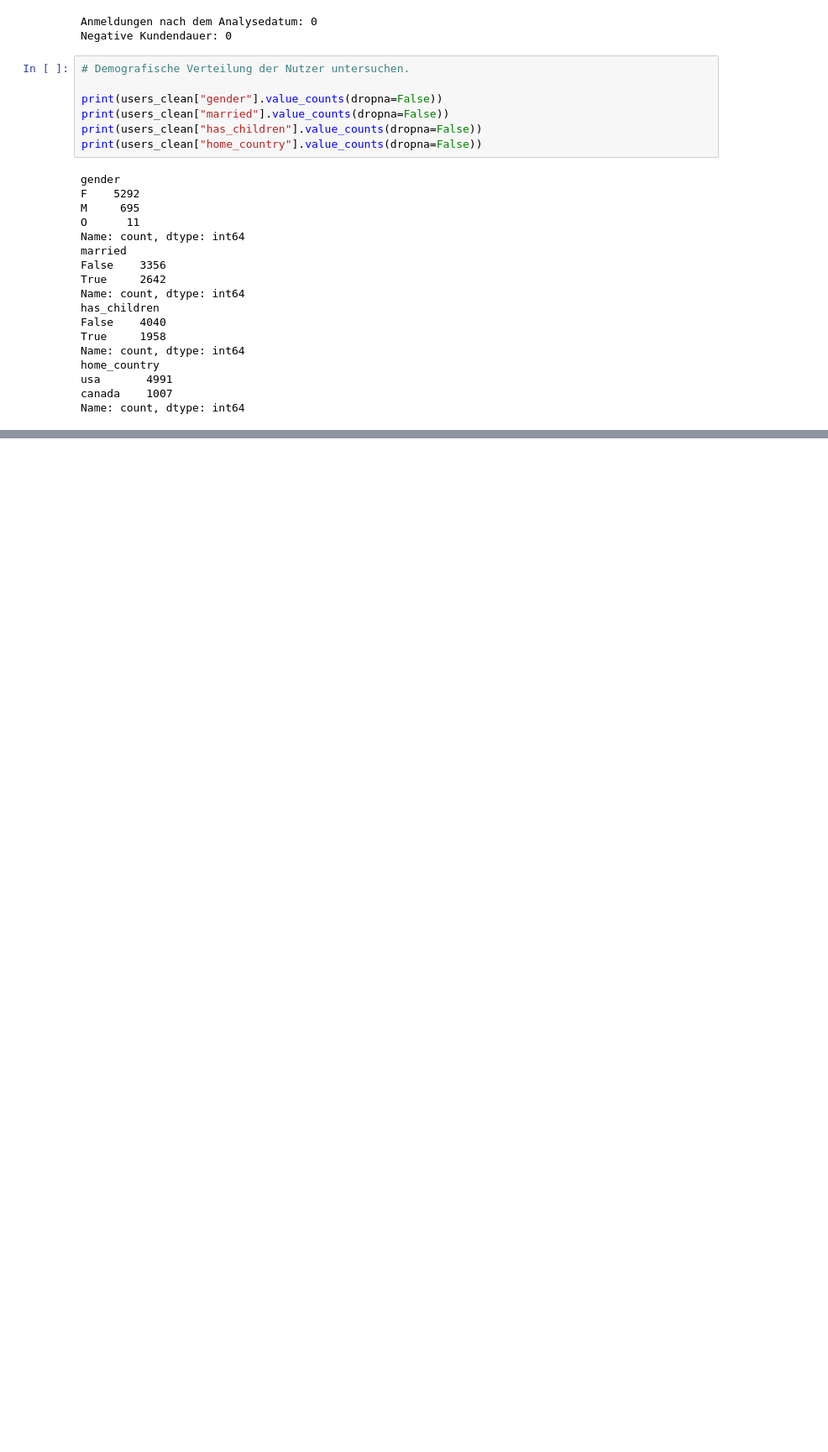
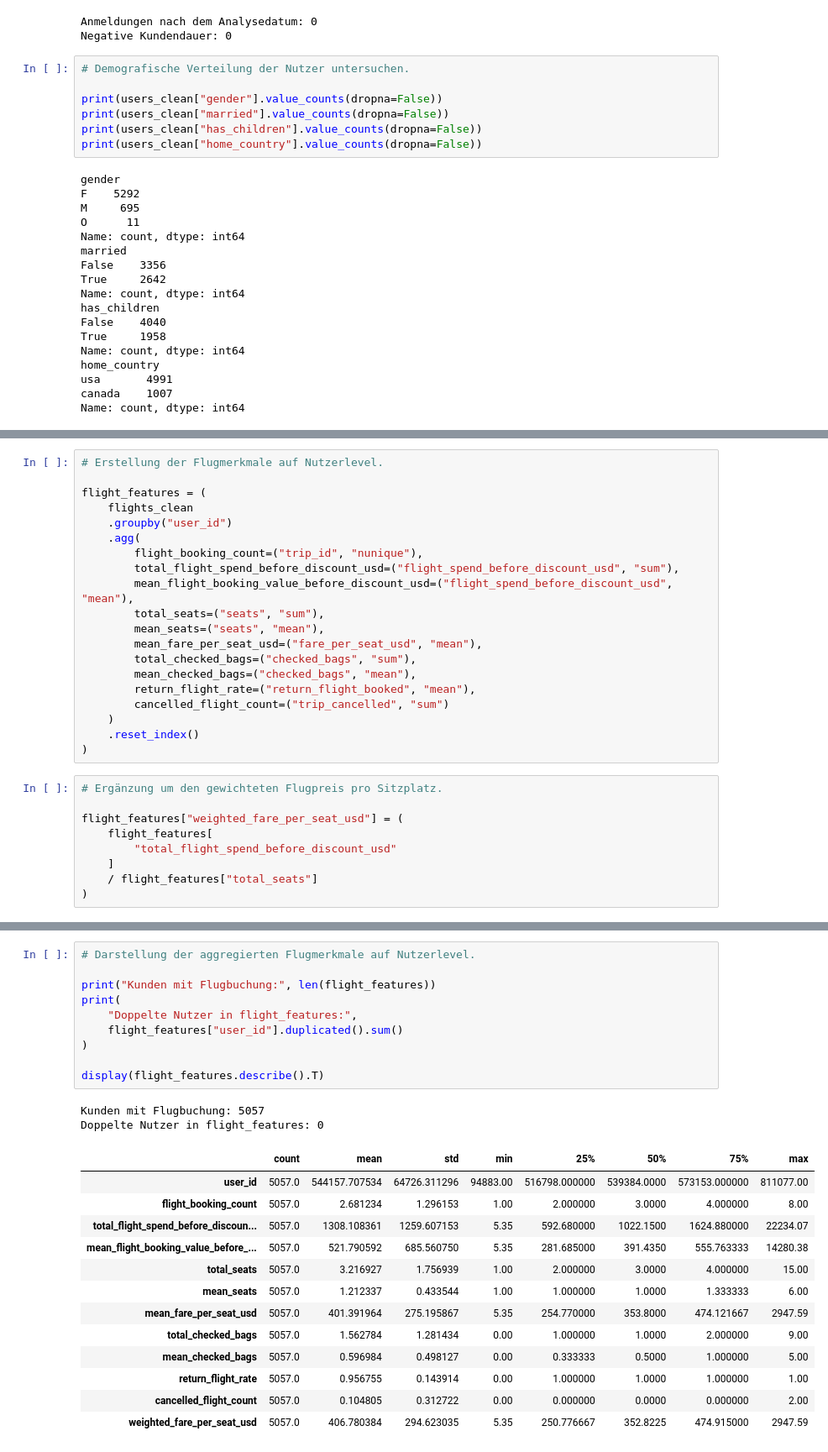
Before and after one commit to norawinkler/traveltide-customer-segmentation, a Jupyter notebook: notebooks/01_data_preparation.ipynb, the cells around one changed output, grey strips where cells are left out. Shown at 84% size. Cells and saved outputs as stored; diff of their text form; blank space fills up the shorter version.

```diff
--- a/notebooks/01_data_preparation.ipynb
+++ b/notebooks/01_data_preparation.ipynb
@@ -1765,0 +2028,29 @@ möglichst auf beobachtetem Kundenverhalten basieren soll.
+# %%
+# Erstellung der Flugmerkmale auf Nutzerlevel.
+
+flight_features = (
+    flights_clean
+    .groupby("user_id")
+    .agg(
+        flight_booking_count=("trip_id", "nunique"),
+        total_flight_spend_before_discount_usd=("flight_spend_before_discount_usd", "sum"),
+        mean_flight_booking_value_before_discount_usd=("flight_spend_before_discount_usd", "mean"),
+        total_seats=("seats", "sum"),
+        mean_seats=("seats", "mean"),
+        mean_fare_per_seat_usd=("fare_per_seat_usd", "mean"),
+        total_checked_bags=("checked_bags", "sum"),
+        mean_checked_bags=("checked_bags", "mean"),
+        return_flight_rate=("return_flight_booked", "mean"),
+        cancelled_flight_count=("trip_cancelled", "sum")
+    )
+    .reset_index()
+)
+# %%
+# Ergänzung um den gewichteten Flugpreis pro Sitzplatz.
+
+flight_features["weighted_fare_per_seat_usd"] = (
+    flight_features[
+        "total_flight_spend_before_discount_usd"
+    ]
+    / flight_features["total_seats"]
+)
@@ -1765,0 +2076,26 @@ möglichst auf beobachtetem Kundenverhalten basieren soll.
+# %%
+# Darstellung der aggregierten Flugmerkmale auf Nutzerlevel.
+
+print("Kunden mit Flugbuchung:", len(flight_features))
+print(
+    "Doppelte Nutzer in flight_features:",
+    flight_features["user_id"].duplicated().sum()
+)
+
+display(flight_features.describe().T)
+# %% [output]
+Kunden mit Flugbuchung: 5057
+Doppelte Nutzer in flight_features: 0
+|  | count | mean | std | min | 25% | 50% | 75% | max |
+| user_id | 5057.0 | 544157.707534 | 64726.311296 | 94883.00 | 516798.000000 | 539384.0000 | 573153.000000 | 811077.00 |
+| flight_booking_count | 5057.0 | 2.681234 | 1.296153 | 1.00 | 2.000000 | 3.0000 | 4.000000 | 8.00 |
+| total_flight_spend_before_discoun... | 5057.0 | 1308.108361 | 1259.607153 | 5.35 | 592.680000 | 1022.1500 | 1624.880000 | 22234.07 |
+| mean_flight_booking_value_before_... | 5057.0 | 521.790592 | 685.560750 | 5.35 | 281.685000 | 391.4350 | 555.763333 | 14280.38 |
+| total_seats | 5057.0 | 3.216927 | 1.756939 | 1.00 | 2.000000 | 3.0000 | 4.000000 | 15.00 |
+| mean_seats | 5057.0 | 1.212337 | 0.433544 | 1.00 | 1.000000 | 1.0000 | 1.333333 | 6.00 |
+| mean_fare_per_seat_usd | 5057.0 | 401.391964 | 275.195867 | 5.35 | 254.770000 | 353.8000 | 474.121667 | 2947.59 |
+| total_checked_bags | 5057.0 | 1.562784 | 1.281434 | 0.00 | 1.000000 | 1.0000 | 2.000000 | 9.00 |
+| mean_checked_bags | 5057.0 | 0.596984 | 0.498127 | 0.00 | 0.333333 | 0.5000 | 1.000000 | 5.00 |
+| return_flight_rate | 5057.0 | 0.956755 | 0.143914 | 0.00 | 1.000000 | 1.0000 | 1.000000 | 1.00 |
+| cancelled_flight_count | 5057.0 | 0.104805 | 0.312722 | 0.00 | 0.000000 | 0.0000 | 0.000000 | 2.00 |
+| weighted_fare_per_seat_usd | 5057.0 | 406.780384 | 294.623035 | 5.35 | 250.776667 | 352.8225 | 474.915000 | 2947.59 |
```
Also changed, not shown: parts of 31 cells of this notebook.
